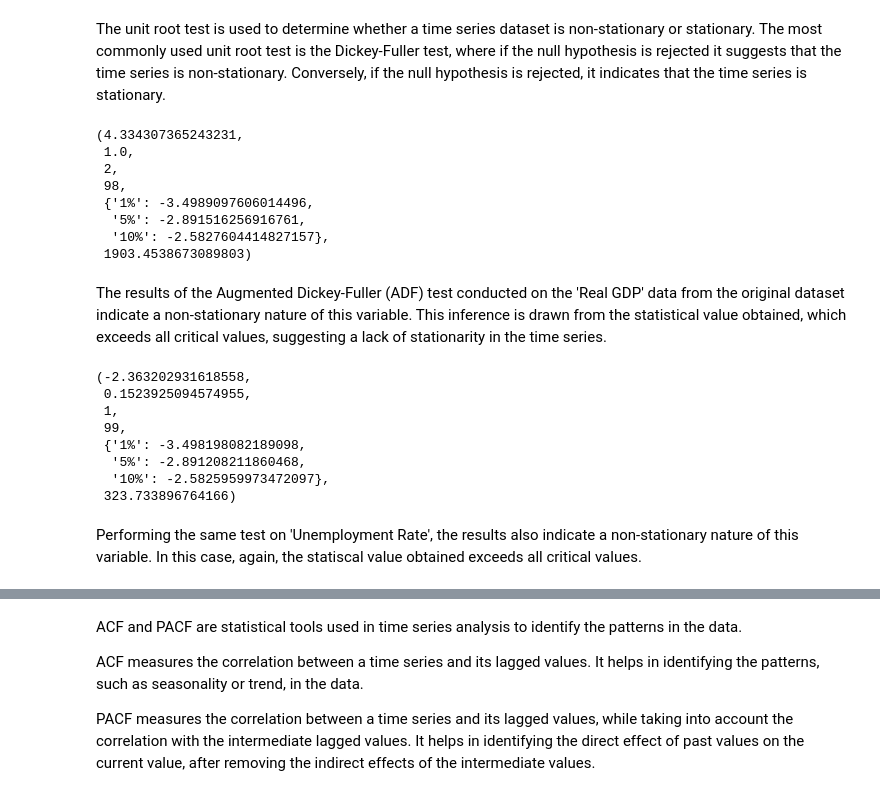
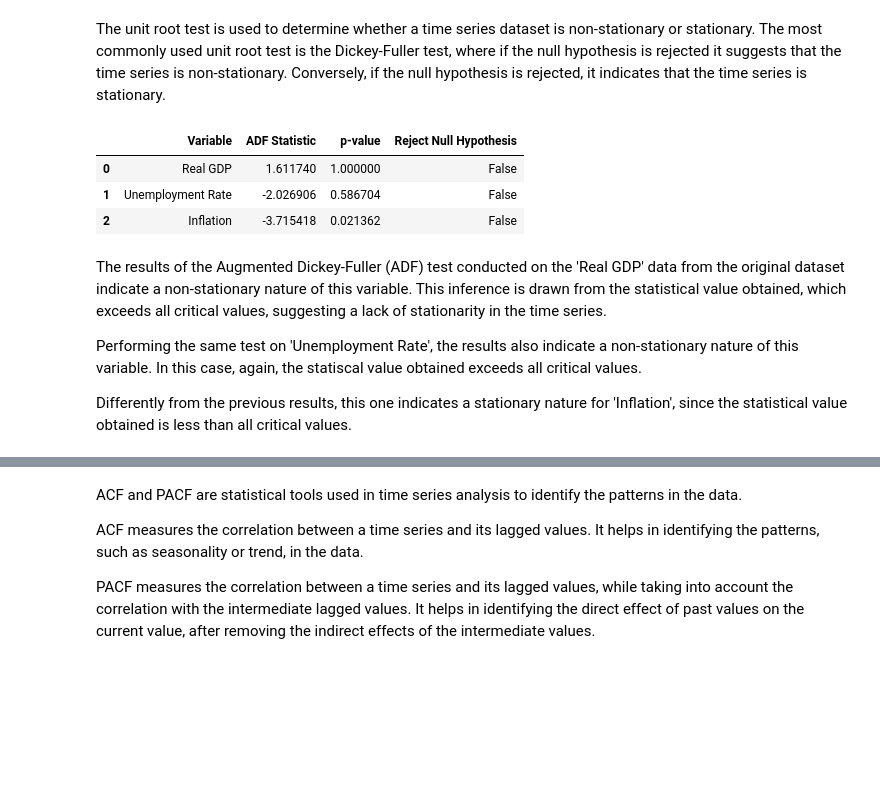
Before and after one commit to ArthurMbraga/MODS202-Econometrics, a Jupyter notebook: project.ipynb, the cells around one changed output, grey strips where cells are left out. Saved outputs shown, nothing was run; the diff lists cells and outputs as text; code cells hidden in the pictures; blank space fills up the shorter version.

```diff
--- a/project.ipynb
+++ b/project.ipynb
@@ -1028,28 +1026,33 @@ from statsmodels.tsa.stattools import adfuller
-# %%
-result = adfuller(df3['Real GDP'])
-# result = pd.Series(result[0:4], index=['ADF Statistic', 'p-value', 'Lags Used', 'Number of Observations Used'])
-result
-# %% [output]
-(4.334307365243231,
- 1.0,
- 2,
- 98,
- {'1%': -3.4989097606014496,
-  '5%': -2.891516256916761,
-  '10%': -2.5827604414827157},
- 1903.4538673089803)
+# %%
+import pandas as pd
+from statsmodels.tsa.stattools import adfuller
+
+
+results_list = []
+
+for column in df3.columns[1:]:
+    variable = column
+    adf_result = adfuller(df3[column], maxlag=0, regression='ct', autolag=None)
+    adf_statistic = adf_result[0]
+    p_value = adf_result[1]
+    reject_null_hypothesis = p_value < 0.01
+
+    results_list.append({'Variable': variable,
+                         'ADF Statistic': adf_statistic,
+                         'p-value': p_value,
+                         'Reject Null Hypothesis': reject_null_hypothesis})
+
+results_table = pd.DataFrame(results_list)
+
+results_table
+# %% [output]
+|  | Variable | ADF Statistic | p-value | Reject Null Hypothesis |
+| 0 | Real GDP | 1.611740 | 1.000000 | False |
+| 1 | Unemployment Rate | -2.026906 | 0.586704 | False |
+| 2 | Inflation | -3.715418 | 0.021362 | False |
 # %% [markdown]
 The results of the Augmented Dickey-Fuller (ADF) test conducted on the 'Real GDP' data from the original dataset indicate a non-stationary nature of this variable. This inference is drawn from the statistical value obtained, which exceeds all critical values, suggesting a lack of stationarity in the time series.
+
+Performing the same test on 'Unemployment Rate', the results also indicate a non-stationary nature of this variable. In this case, again, the statiscal value obtained exceeds all critical values.
+
+Differently from the previous results, this one indicates a stationary nature for 'Inflation', since the statistical value obtained is less than all critical values.
-# %%
-adfuller(df3['Unemployment Rate'])
-# %% [output]
-(-2.363202931618558,
- 0.1523925094574955,
- 1,
- 99,
- {'1%': -3.498198082189098,
-  '5%': -2.891208211860468,
-  '10%': -2.5825959973472097},
- 323.733896764166)
-# %% [markdown]
-Performing the same test on 'Unemployment Rate', the results also indicate a non-stationary nature of this variable. In this case, again, the statiscal value obtained exceeds all critical values.
```
Also changed, not shown: parts of 38 cells of this notebook.
